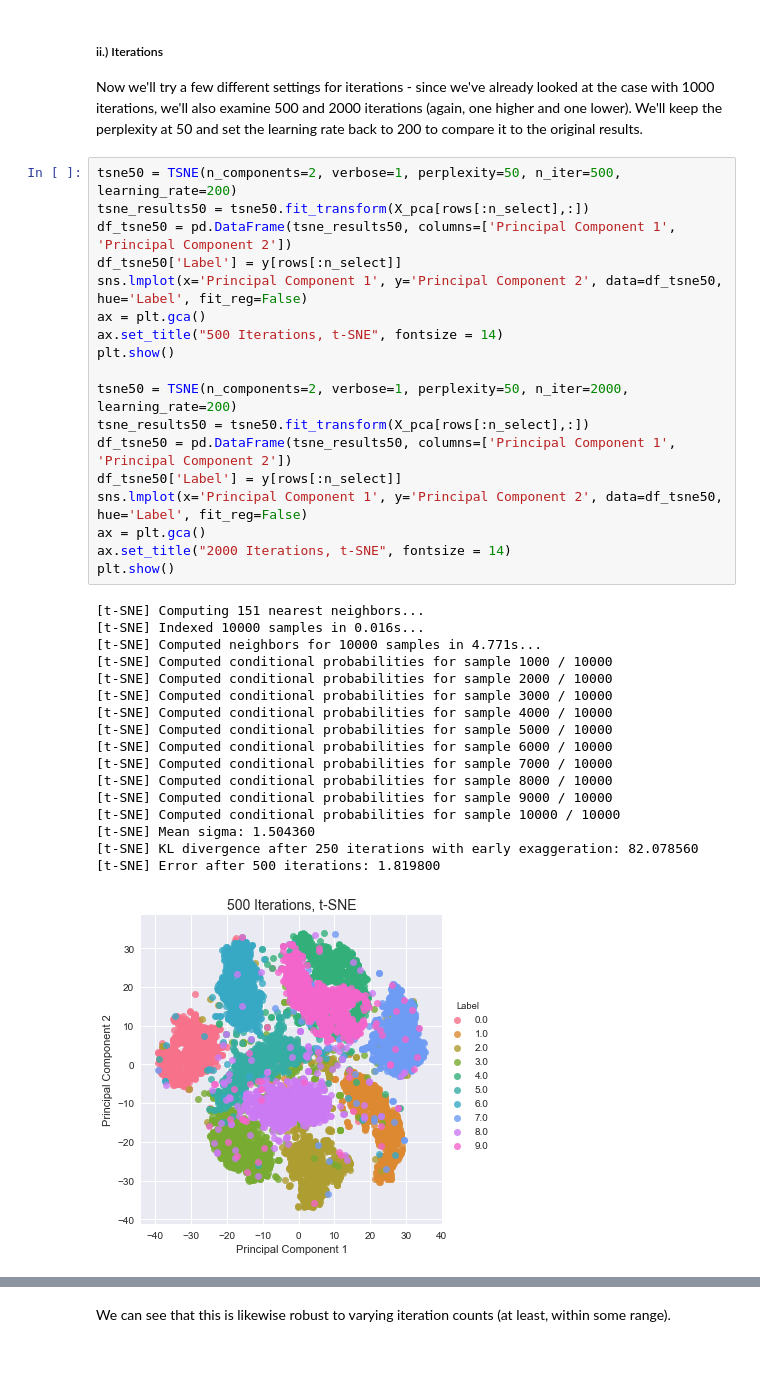
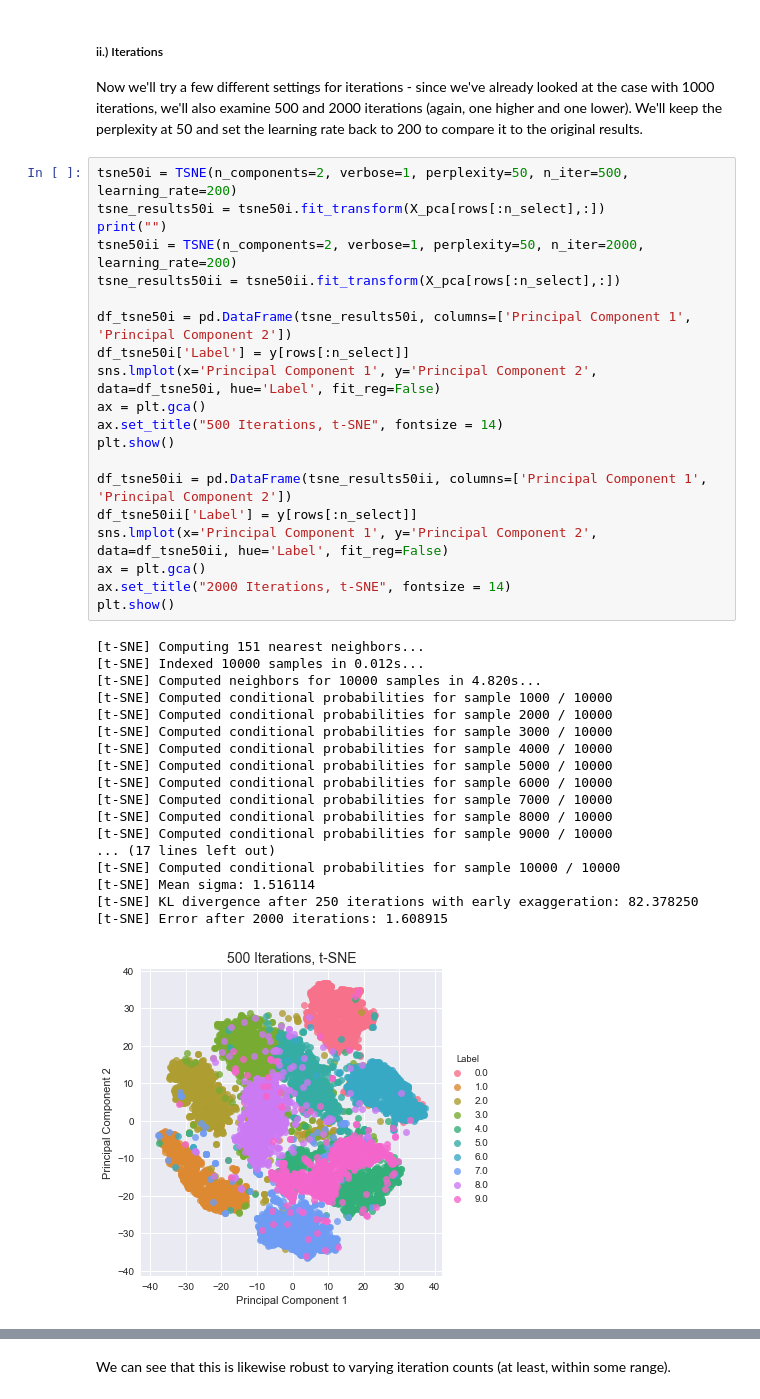
Before and after one commit to jhigbee2/byu_econ_applied_machine_learning, a Jupyter notebook: homeworks/ps5.ipynb, the cells around one changed output, grey strips where cells are left out. Cells and saved outputs as stored; diff of their text form; blank space fills up the shorter version.

```diff
--- a/homeworks/ps5.ipynb
+++ b/homeworks/ps5.ipynb
@@ -415,38 +413,41 @@ From these graphs, we draw the conclusion that t-SNE results are robust to at le
 
 Now we'll try a few different settings for iterations - since we've already looked at the case with 1000 iterations, we'll also examine 500 and 2000 iterations (again, one higher and one lower).  We'll keep the perplexity at 50 and set the learning rate back to 200 to compare it to the original results.
 # %%
-tsne50 = TSNE(n_components=2, verbose=1, perplexity=50, n_iter=500, learning_rate=200)
-tsne_results50 = tsne50.fit_transform(X_pca[rows[:n_select],:])
-df_tsne50 = pd.DataFrame(tsne_results50, columns=['Principal Component 1', 'Principal Component 2'])
-df_tsne50['Label'] = y[rows[:n_select]]
-sns.lmplot(x='Principal Component 1', y='Principal Component 2', data=df_tsne50, hue='Label', fit_reg=False)
+tsne50i = TSNE(n_components=2, verbose=1, perplexity=50, n_iter=500, learning_rate=200)
+tsne_results50i = tsne50i.fit_transform(X_pca[rows[:n_select],:])
+print("")
+tsne50ii = TSNE(n_components=2, verbose=1, perplexity=50, n_iter=2000, learning_rate=200)
+tsne_results50ii = tsne50ii.fit_transform(X_pca[rows[:n_select],:])
+
+df_tsne50i = pd.DataFrame(tsne_results50i, columns=['Principal Component 1', 'Principal Component 2'])
+df_tsne50i['Label'] = y[rows[:n_select]]
+sns.lmplot(x='Principal Component 1', y='Principal Component 2', data=df_tsne50i, hue='Label', fit_reg=False)
 ax = plt.gca()
 ax.set_title("500 Iterations, t-SNE", fontsize = 14)
 plt.show()
 
-tsne50 = TSNE(n_components=2, verbose=1, perplexity=50, n_iter=2000, learning_rate=200)
-tsne_results50 = tsne50.fit_transform(X_pca[rows[:n_select],:])
-df_tsne50 = pd.DataFrame(tsne_results50, columns=['Principal Component 1', 'Principal Component 2'])
-df_tsne50['Label'] = y[rows[:n_select]]
-sns.lmplot(x='Principal Component 1', y='Principal Component 2', data=df_tsne50, hue='Label', fit_reg=False)
+df_tsne50ii = pd.DataFrame(tsne_results50ii, columns=['Principal Component 1', 'Principal Component 2'])
+df_tsne50ii['Label'] = y[rows[:n_select]]
+sns.lmplot(x='Principal Component 1', y='Principal Component 2', data=df_tsne50ii, hue='Label', fit_reg=False)
 ax = plt.gca()
 ax.set_title("2000 Iterations, t-SNE", fontsize = 14)
 plt.show()
 # %% [output]
 [t-SNE] Computing 151 nearest neighbors...
-[t-SNE] Indexed 10000 samples in 0.016s...
-[t-SNE] Computed neighbors for 10000 samples in 4.771s...
+[t-SNE] Indexed 10000 samples in 0.012s...
+[t-SNE] Computed neighbors for 10000 samples in 4.820s...
 [t-SNE] Computed conditional probabilities for sample 1000 / 10000
 [t-SNE] Computed conditional probabilities for sample 2000 / 10000
 [t-SNE] Computed conditional probabilities for sample 3000 / 10000
 [t-SNE] Computed conditional probabilities for sample 4000 / 10000
 [t-SNE] Computed conditional probabilities for sample 5000 / 10000
 [t-SNE] Computed conditional probabilities for sample 6000 / 10000
 [t-SNE] Computed conditional probabilities for sample 7000 / 10000
 [t-SNE] Computed conditional probabilities for sample 8000 / 10000
 [t-SNE] Computed conditional probabilities for sample 9000 / 10000
+... (17 lines left out)
 [t-SNE] Computed conditional probabilities for sample 10000 / 10000
-[t-SNE] Mean sigma: 1.504360
-[t-SNE] KL divergence after 250 iterations with early exaggeration: 82.078560
-[t-SNE] Error after 500 iterations: 1.819800
+[t-SNE] Mean sigma: 1.516114
+[t-SNE] KL divergence after 250 iterations with early exaggeration: 82.378250
+[t-SNE] Error after 2000 iterations: 1.608915
-[figure, old version]
+[figure, new version]
```
Also changed, not shown: parts of 30 cells of this notebook.
